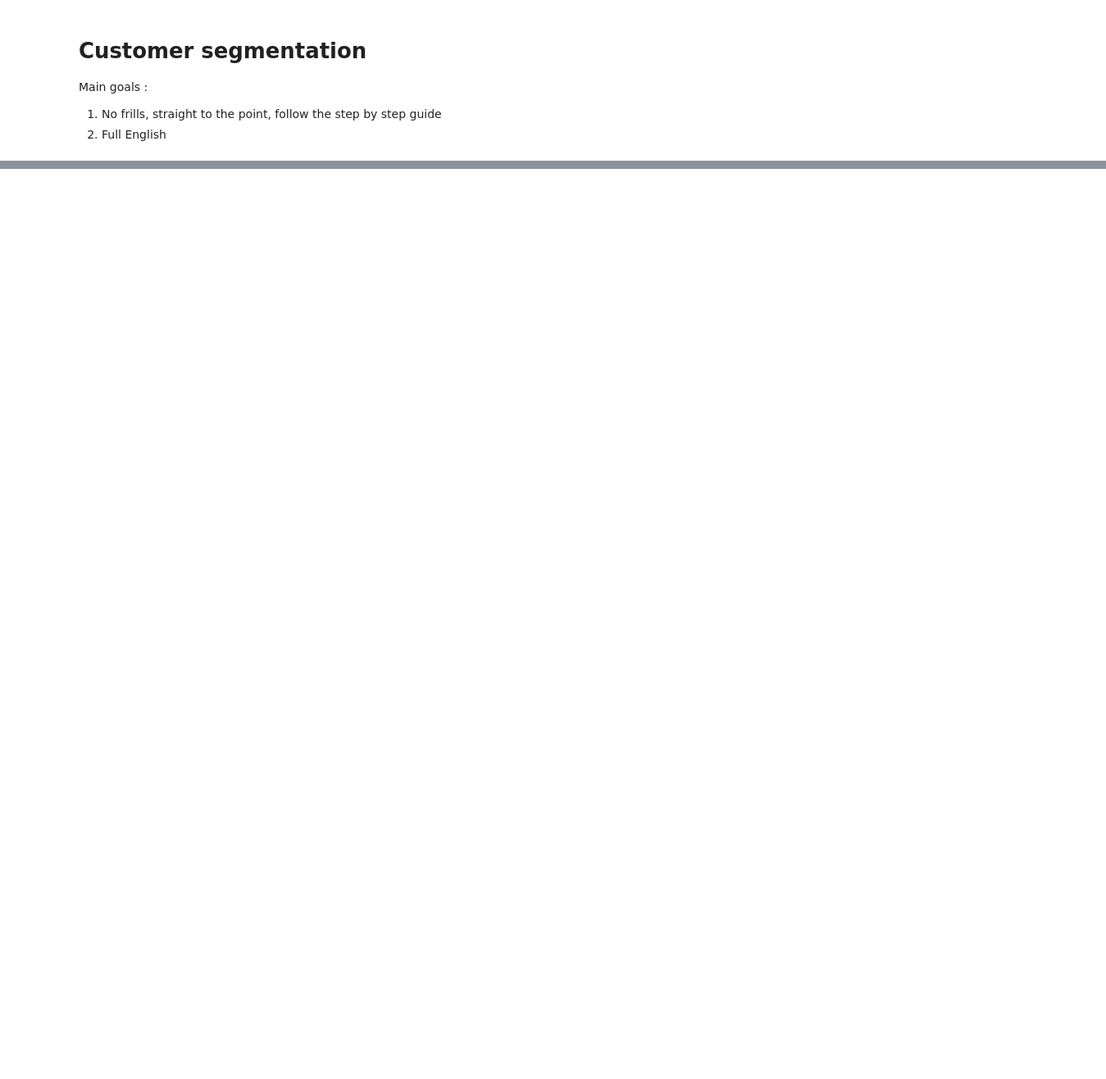
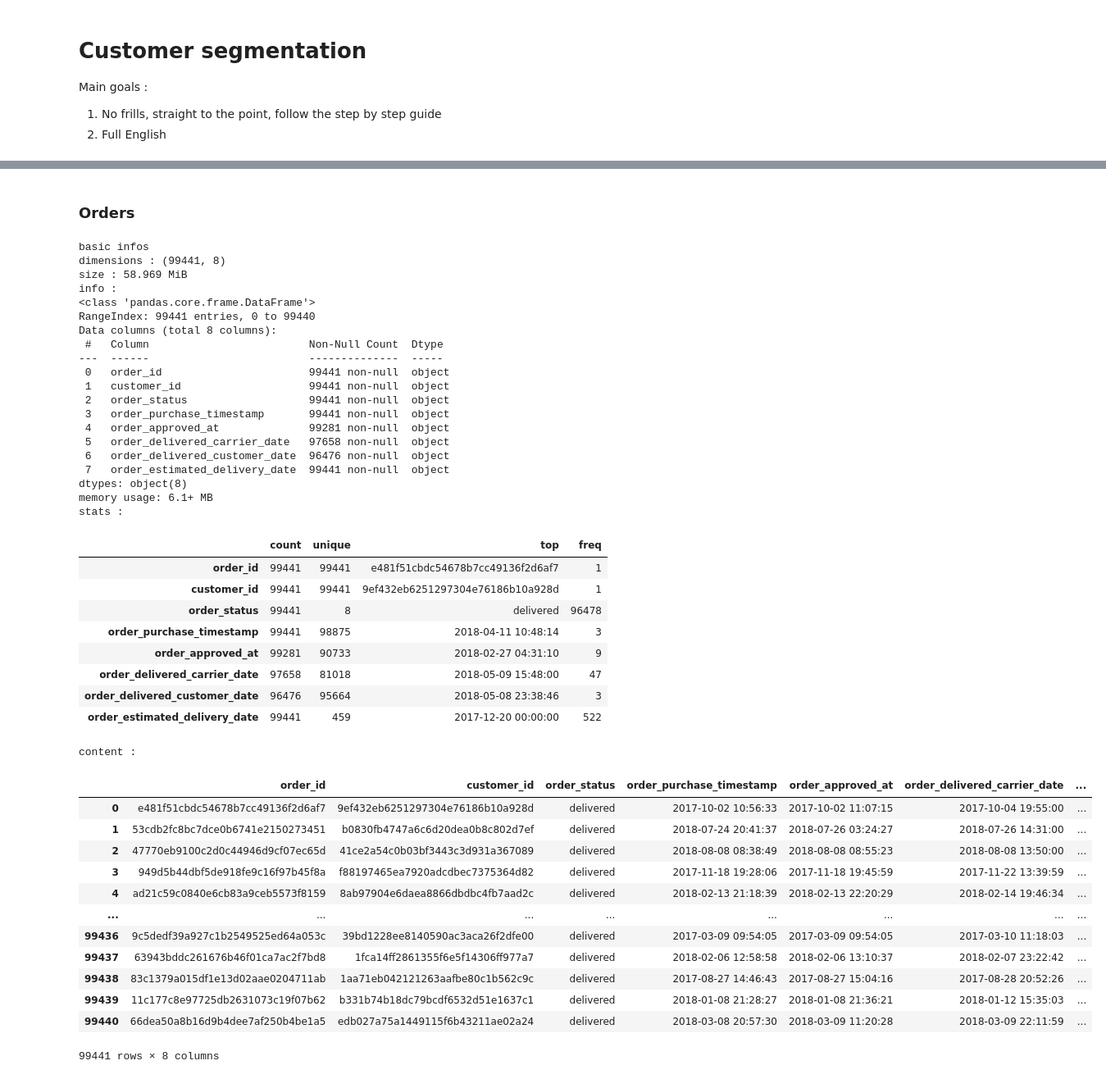
Before and after one commit to Franck-PepperLabs/pepper_olist_market_segmentation, a Jupyter notebook: jupyter/scratchpad.ipynb, the cells around one changed output, grey strips where cells are left out. Shown at 82% size. Cells and saved outputs as stored; diff of their text form; code cells hidden in the pictures; blank space fills up the shorter version.

```diff
--- a/jupyter/scratchpad.ipynb
+++ b/jupyter/scratchpad.ipynb
@@ -22,0 +255,50 @@ Main goals :
+# %% [markdown]
+### Orders
+# %%
+from olist_commons import load_table, table_content_analysis
+orders = load_table('orders')
+table_content_analysis(orders)
+# %% [output]
+basic infos
+dimensions : (99441, 8)
+size : 58.969 MiB
+info :
+<class 'pandas.core.frame.DataFrame'>
+RangeIndex: 99441 entries, 0 to 99440
+Data columns (total 8 columns):
+ #   Column                         Non-Null Count  Dtype
+---  ------                         --------------  -----
+ 0   order_id                       99441 non-null  object
+ 1   customer_id                    99441 non-null  object
+ 2   order_status                   99441 non-null  object
+ 3   order_purchase_timestamp       99441 non-null  object
+ 4   order_approved_at              99281 non-null  object
+ 5   order_delivered_carrier_date   97658 non-null  object
+ 6   order_delivered_customer_date  96476 non-null  object
+ 7   order_estimated_delivery_date  99441 non-null  object
+dtypes: object(8)
+memory usage: 6.1+ MB
+stats :
+|  | count | unique | top | freq |
+| order_id | 99441 | 99441 | e481f51cbdc54678b7cc49136f2d6af7 | 1 |
+| customer_id | 99441 | 99441 | 9ef432eb6251297304e76186b10a928d | 1 |
+| order_status | 99441 | 8 | delivered | 96478 |
+| order_purchase_timestamp | 99441 | 98875 | 2018-04-11 10:48:14 | 3 |
+| order_approved_at | 99281 | 90733 | 2018-02-27 04:31:10 | 9 |
+| order_delivered_carrier_date | 97658 | 81018 | 2018-05-09 15:48:00 | 47 |
+| order_delivered_customer_date | 96476 | 95664 | 2018-05-08 23:38:46 | 3 |
+| order_estimated_delivery_date | 99441 | 459 | 2017-12-20 00:00:00 | 522 |
+content :
+|  | order_id | customer_id | order_status | order_purchase_timestamp | order_approved_at | order_delivered_carrier_date | ... |
+| 0 | e481f51cbdc54678b7cc49136f2d6af7 | 9ef432eb6251297304e76186b10a928d | delivered | 2017-10-02 10:56:33 | 2017-10-02 11:07:15 | 2017-10-04 19:55:00 | ... |
+| 1 | 53cdb2fc8bc7dce0b6741e2150273451 | b0830fb4747a6c6d20dea0b8c802d7ef | delivered | 2018-07-24 20:41:37 | 2018-07-26 03:24:27 | 2018-07-26 14:31:00 | ... |
+| 2 | 47770eb9100c2d0c44946d9cf07ec65d | 41ce2a54c0b03bf3443c3d931a367089 | delivered | 2018-08-08 08:38:49 | 2018-08-08 08:55:23 | 2018-08-08 13:50:00 | ... |
+| 3 | 949d5b44dbf5de918fe9c16f97b45f8a | f88197465ea7920adcdbec7375364d82 | delivered | 2017-11-18 19:28:06 | 2017-11-18 19:45:59 | 2017-11-22 13:39:59 | ... |
+| 4 | ad21c59c0840e6cb83a9ceb5573f8159 | 8ab97904e6daea8866dbdbc4fb7aad2c | delivered | 2018-02-13 21:18:39 | 2018-02-13 22:20:29 | 2018-02-14 19:46:34 | ... |
+| ... | ... | ... | ... | ... | ... | ... | ... |
+| 99436 | 9c5dedf39a927c1b2549525ed64a053c | 39bd1228ee8140590ac3aca26f2dfe00 | delivered | 2017-03-09 09:54:05 | 2017-03-09 09:54:05 | 2017-03-10 11:18:03 | ... |
+| 99437 | 63943bddc261676b46f01ca7ac2f7bd8 | 1fca14ff2861355f6e5f14306ff977a7 | delivered | 2018-02-06 12:58:58 | 2018-02-06 13:10:37 | 2018-02-07 23:22:42 | ... |
+| 99438 | 83c1379a015df1e13d02aae0204711ab | 1aa71eb042121263aafbe80c1b562c9c | delivered | 2017-08-27 14:46:43 | 2017-08-27 15:04:16 | 2017-08-28 20:52:26 | ... |
+| 99439 | 11c177c8e97725db2631073c19f07b62 | b331b74b18dc79bcdf6532d51e1637c1 | delivered | 2018-01-08 21:28:27 | 2018-01-08 21:36:21 | 2018-01-12 15:35:03 | ... |
+| 99440 | 66dea50a8b16d9b4dee7af250b4be1a5 | edb027a75a1449115f6b43211ae02a24 | delivered | 2018-03-08 20:57:30 | 2018-03-09 11:20:28 | 2018-03-09 22:11:59 | ... |
+99441 rows × 8 columns
```
Also changed, not shown: parts of 17 cells of this notebook, 2 other files.
